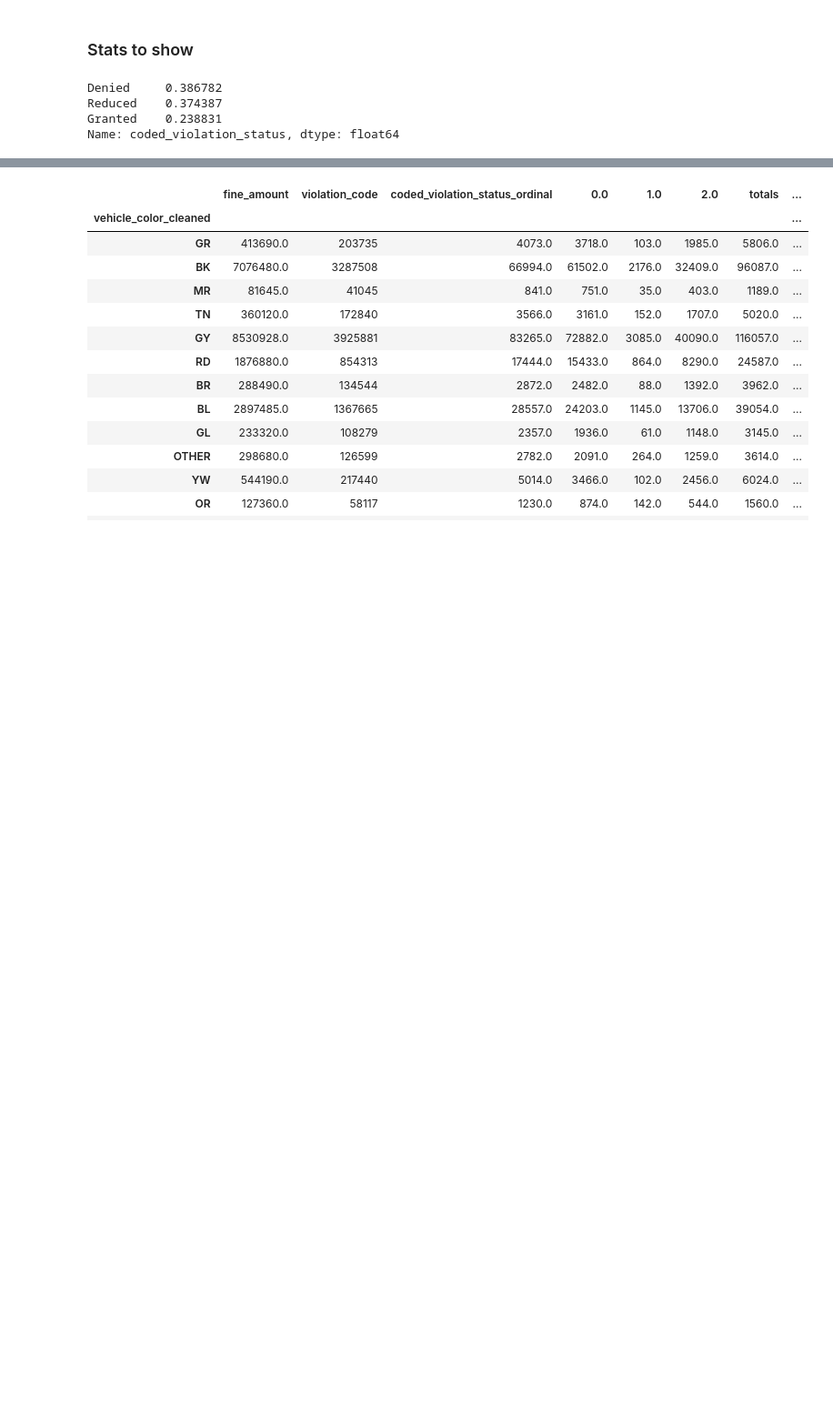
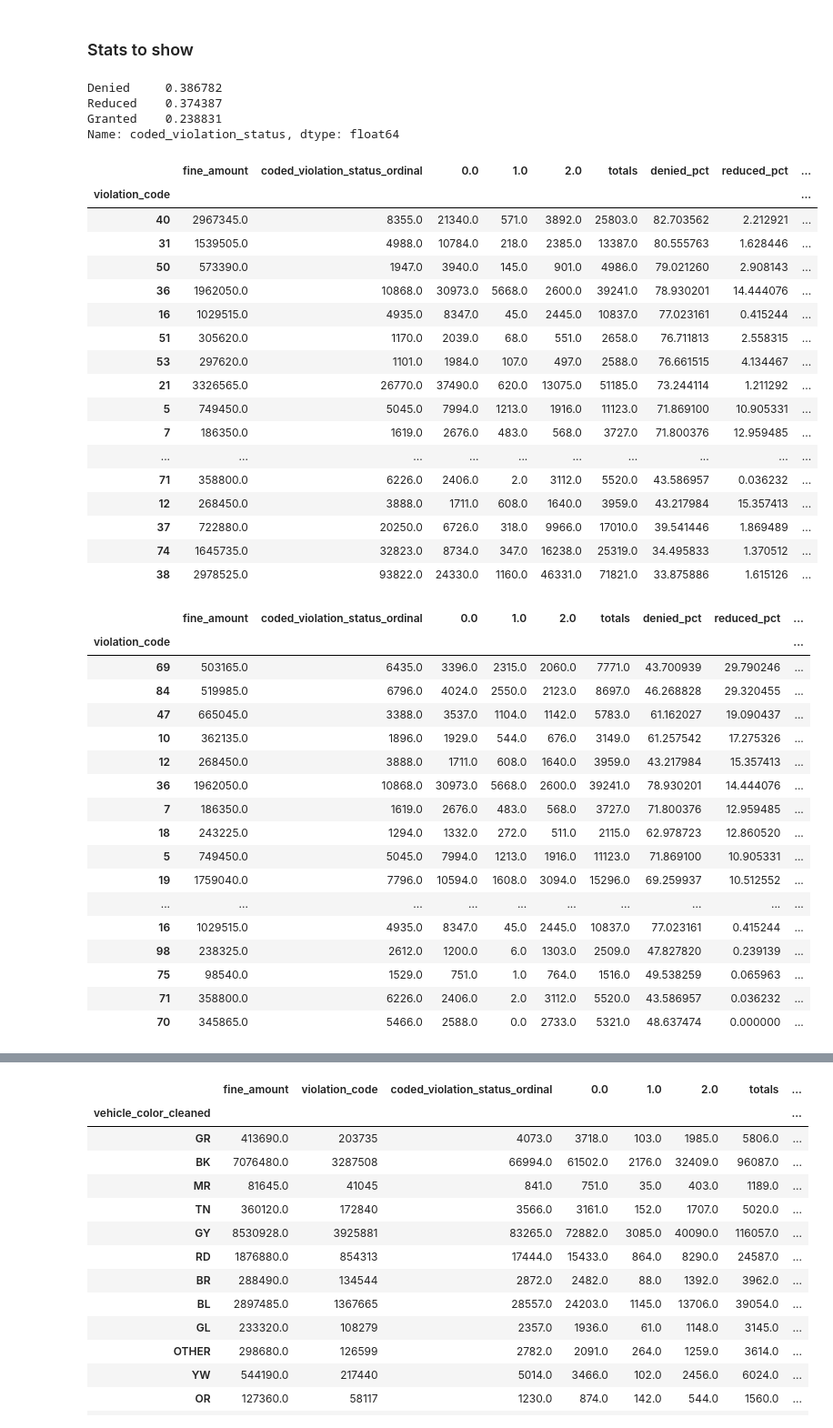
Before and after one commit to bsha6/parking_violations, a Jupyter notebook: project.ipynb, the cells around one changed output, grey strips where cells are left out. Shown at 91% size. Cells and saved outputs as stored; diff of their text form; code cells hidden in the pictures; blank space fills up the shorter version.

```diff
--- a/project.ipynb
+++ b/project.ipynb
@@ -1010,0 +693,40 @@ show_statuses(analyze_by_col(df.loc[((df['license_type'] == 'PAS') | (df['licens
+# %%
+# Violation Code
+show_statuses(analyze_by_col(df.loc[(df['license_type'] == 'PAS') | (df['license_type'] == 'SRF')], 'violation_code'))
+# %% [output]
+|  | fine_amount | coded_violation_status_ordinal | 0.0 | 1.0 | 2.0 | totals | denied_pct | reduced_pct | ... |
+| violation_code |  |  |  |  |  |  |  |  | ... |
+| 40 | 2967345.0 | 8355.0 | 21340.0 | 571.0 | 3892.0 | 25803.0 | 82.703562 | 2.212921 | ... |
+| 31 | 1539505.0 | 4988.0 | 10784.0 | 218.0 | 2385.0 | 13387.0 | 80.555763 | 1.628446 | ... |
+| 50 | 573390.0 | 1947.0 | 3940.0 | 145.0 | 901.0 | 4986.0 | 79.021260 | 2.908143 | ... |
+| 36 | 1962050.0 | 10868.0 | 30973.0 | 5668.0 | 2600.0 | 39241.0 | 78.930201 | 14.444076 | ... |
+| 16 | 1029515.0 | 4935.0 | 8347.0 | 45.0 | 2445.0 | 10837.0 | 77.023161 | 0.415244 | ... |
+| 51 | 305620.0 | 1170.0 | 2039.0 | 68.0 | 551.0 | 2658.0 | 76.711813 | 2.558315 | ... |
+| 53 | 297620.0 | 1101.0 | 1984.0 | 107.0 | 497.0 | 2588.0 | 76.661515 | 4.134467 | ... |
+| 21 | 3326565.0 | 26770.0 | 37490.0 | 620.0 | 13075.0 | 51185.0 | 73.244114 | 1.211292 | ... |
+| 5 | 749450.0 | 5045.0 | 7994.0 | 1213.0 | 1916.0 | 11123.0 | 71.869100 | 10.905331 | ... |
+| 7 | 186350.0 | 1619.0 | 2676.0 | 483.0 | 568.0 | 3727.0 | 71.800376 | 12.959485 | ... |
+| ... | ... | ... | ... | ... | ... | ... | ... | ... | ... |
+| 71 | 358800.0 | 6226.0 | 2406.0 | 2.0 | 3112.0 | 5520.0 | 43.586957 | 0.036232 | ... |
+| 12 | 268450.0 | 3888.0 | 1711.0 | 608.0 | 1640.0 | 3959.0 | 43.217984 | 15.357413 | ... |
+| 37 | 722880.0 | 20250.0 | 6726.0 | 318.0 | 9966.0 | 17010.0 | 39.541446 | 1.869489 | ... |
+| 74 | 1645735.0 | 32823.0 | 8734.0 | 347.0 | 16238.0 | 25319.0 | 34.495833 | 1.370512 | ... |
+| 38 | 2978525.0 | 93822.0 | 24330.0 | 1160.0 | 46331.0 | 71821.0 | 33.875886 | 1.615126 | ... |
+|  | fine_amount | coded_violation_status_ordinal | 0.0 | 1.0 | 2.0 | totals | denied_pct | reduced_pct | ... |
+| violation_code |  |  |  |  |  |  |  |  | ... |
+| 69 | 503165.0 | 6435.0 | 3396.0 | 2315.0 | 2060.0 | 7771.0 | 43.700939 | 29.790246 | ... |
+| 84 | 519985.0 | 6796.0 | 4024.0 | 2550.0 | 2123.0 | 8697.0 | 46.268828 | 29.320455 | ... |
+| 47 | 665045.0 | 3388.0 | 3537.0 | 1104.0 | 1142.0 | 5783.0 | 61.162027 | 19.090437 | ... |
+| 10 | 362135.0 | 1896.0 | 1929.0 | 544.0 | 676.0 | 3149.0 | 61.257542 | 17.275326 | ... |
+| 12 | 268450.0 | 3888.0 | 1711.0 | 608.0 | 1640.0 | 3959.0 | 43.217984 | 15.357413 | ... |
+| 36 | 1962050.0 | 10868.0 | 30973.0 | 5668.0 | 2600.0 | 39241.0 | 78.930201 | 14.444076 | ... |
+| 7 | 186350.0 | 1619.0 | 2676.0 | 483.0 | 568.0 | 3727.0 | 71.800376 | 12.959485 | ... |
+| 18 | 243225.0 | 1294.0 | 1332.0 | 272.0 | 511.0 | 2115.0 | 62.978723 | 12.860520 | ... |
+| 5 | 749450.0 | 5045.0 | 7994.0 | 1213.0 | 1916.0 | 11123.0 | 71.869100 | 10.905331 | ... |
+| 19 | 1759040.0 | 7796.0 | 10594.0 | 1608.0 | 3094.0 | 15296.0 | 69.259937 | 10.512552 | ... |
+| ... | ... | ... | ... | ... | ... | ... | ... | ... | ... |
+| 16 | 1029515.0 | 4935.0 | 8347.0 | 45.0 | 2445.0 | 10837.0 | 77.023161 | 0.415244 | ... |
+| 98 | 238325.0 | 2612.0 | 1200.0 | 6.0 | 1303.0 | 2509.0 | 47.827820 | 0.239139 | ... |
+| 75 | 98540.0 | 1529.0 | 751.0 | 1.0 | 764.0 | 1516.0 | 49.538259 | 0.065963 | ... |
+| 71 | 358800.0 | 6226.0 | 2406.0 | 2.0 | 3112.0 | 5520.0 | 43.586957 | 0.036232 | ... |
+| 70 | 345865.0 | 5466.0 | 2588.0 | 0.0 | 2733.0 | 5321.0 | 48.637474 | 0.000000 | ... |
```
Also changed, not shown: parts of 15 cells of this notebook.
